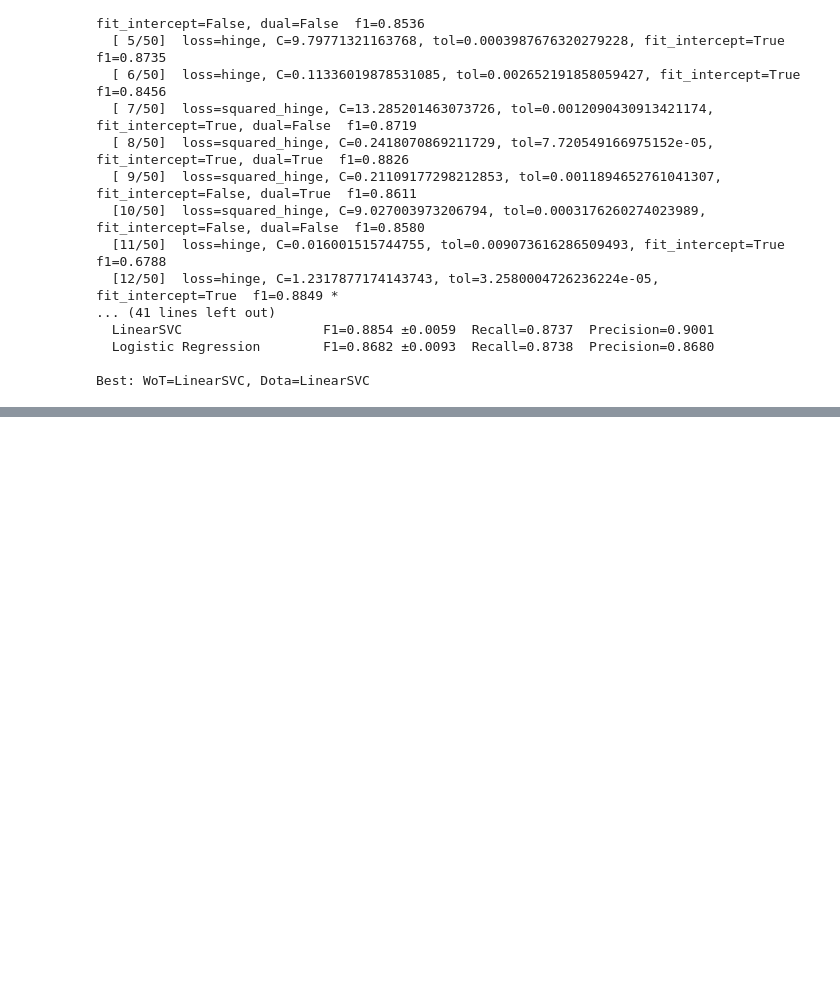
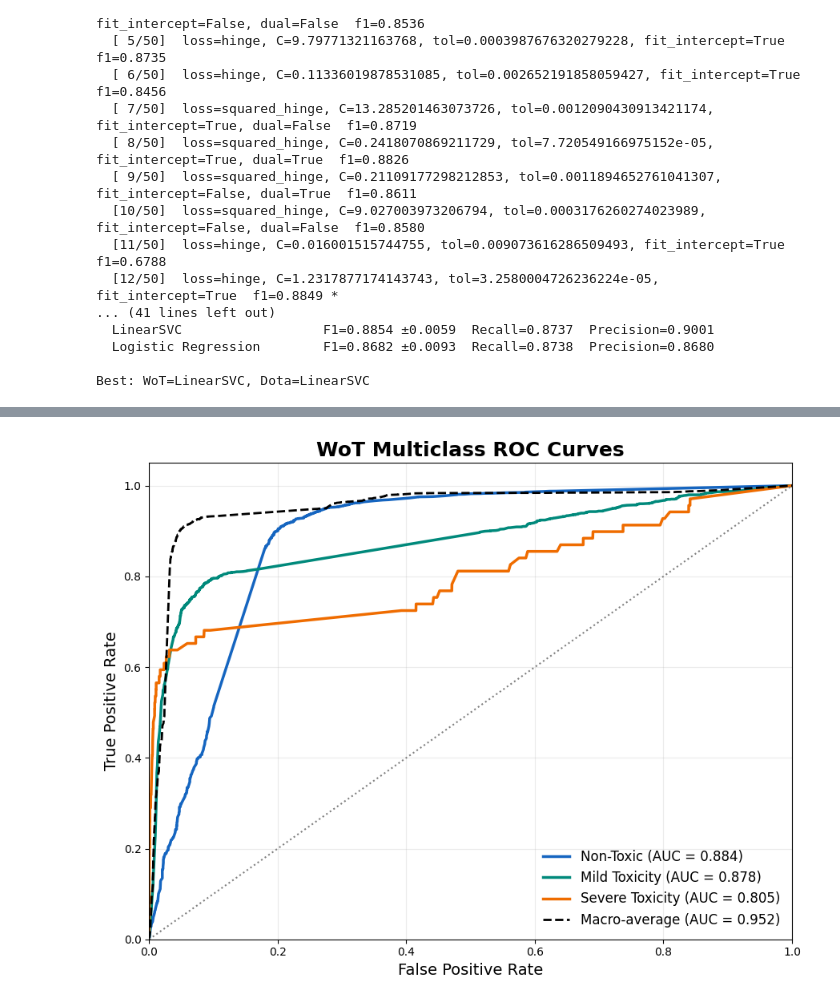
Before and after one commit to paolacalle/gaming-toxicity-detection, a Jupyter notebook: notebooks/gaming/02_ml_multiclass.ipynb, the cells around one changed output, grey strips where cells are left out. Drawn from its saved outputs; the diff is of its cells as text; code cells hidden in the pictures; blank space fills up the shorter version.

Commit message:
multiclass notebook pipeline

```diff
--- a/notebooks/gaming/02_ml_multiclass.ipynb
+++ b/notebooks/gaming/02_ml_multiclass.ipynb
@@ -597,0 +1381,87 @@ NameError: name 'combined_best_model_name' is not defined
+# %%
+from sklearn.preprocessing import label_binarize
+from sklearn.metrics import roc_curve, auc
+
+def plot_multiclass_roc(pipe, load_fn, scheme, class_names, title):
+    val_df = load_fn('val').copy()
+    if scheme is not None:
+        val_df['label'] = val_df['label'].astype(int).map(scheme)
+
+    X_val = val_df['message']
+    y_val = val_df['label'].values
+
+    n_classes = len(class_names)
+    y_bin = label_binarize(y_val, classes=list(range(n_classes)))
+
+    # calibrated models: probabilities
+    if hasattr(pipe, "predict_proba"):
+        y_score = pipe.predict_proba(X_val)
+    else:
+        # fallback for plain LinearSVC
+        y_score = pipe.decision_function(X_val)
+
+    fpr = {}
+    tpr = {}
+    roc_auc = {}
+
+    for i in range(n_classes):
+        fpr[i], tpr[i], _ = roc_curve(y_bin[:, i], y_score[:, i])
+        roc_auc[i] = auc(fpr[i], tpr[i])
+
+    # macro-average
+    fpr["macro"], tpr["macro"], _ = roc_curve(y_bin.ravel(), y_score.ravel())
+    roc_auc["macro"] = auc(fpr["macro"], tpr["macro"])
+
+    plt.figure(figsize=(9, 7))
+
+    colors = ['#1565C0', '#00897B', '#EF6C00']
+    for i, color in zip(range(n_classes), colors):
+        plt.plot(
+            fpr[i],
+            tpr[i],
+            color=color,
+            lw=2.5,
+            label=f'{class_names[i]} (AUC = {roc_auc[i]:.3f})'
+        )
+
+    plt.plot(
+        fpr["macro"],
+        tpr["macro"],
+        color='black',
+        linestyle='--',
+        lw=2,
+        label=f'Macro-average (AUC = {roc_auc["macro"]:.3f})'
+    )
+
+    plt.plot([0, 1], [0, 1], color='gray', linestyle=':', lw=1.5)
+    plt.xlim([0.0, 1.0])
+    plt.ylim([0.0, 1.05])
+    plt.xlabel('False Positive Rate', fontsize=14)
+    plt.ylabel('True Positive Rate', fontsize=14)
+    plt.title(title, fontweight='bold', fontsize=18)
+    plt.legend(loc='lower right', fontsize=12, frameon=False)
+    plt.grid(alpha=0.25)
+    plt.tight_layout()
+    plt.show()
+
+    return roc_auc
+
+# wot
+wot_roc_auc = plot_multiclass_roc(
+    wot_best_pipe_calibrated,
+    load_wot,
+    WOT_SCHEME_3,
+    WOT_CLASS_NAMES[3],
+    'WoT Multiclass ROC Curves'
+)
+
+# dota
+dota_roc_auc = plot_multiclass_roc(
+    dota_best_pipe_calibrated,
+    load_dota,
+    DOTA_SCHEME_3,
+    DOTA_CLASS_NAMES[3],
+    'Dota Multiclass ROC Curves'
+)
+# %% [output]
+[figure, added]
```
Also changed, not shown: parts of 26 cells of this notebook, 1 other file.
